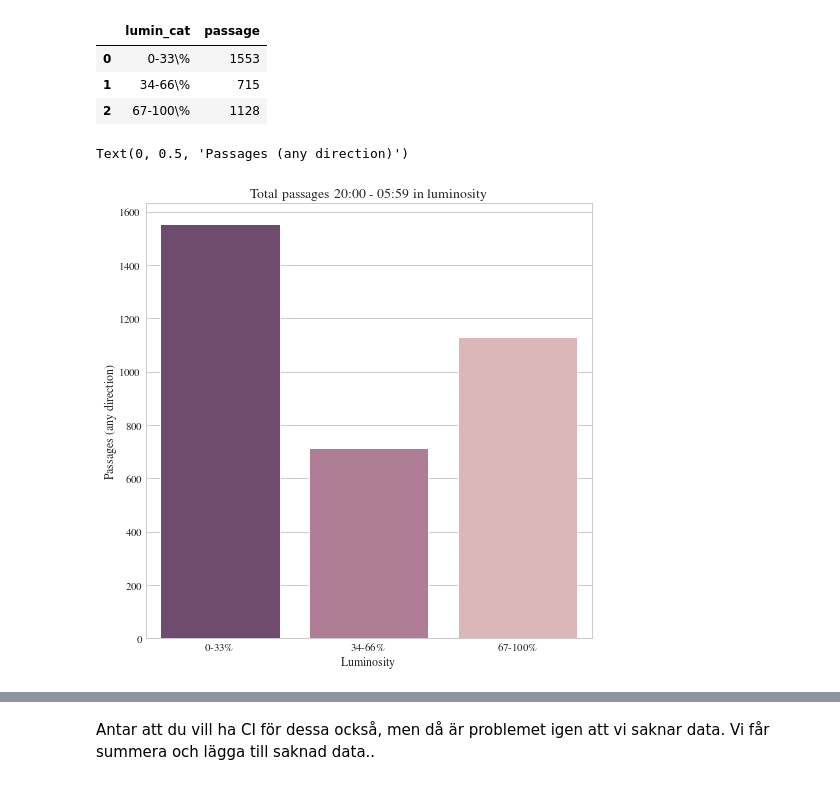
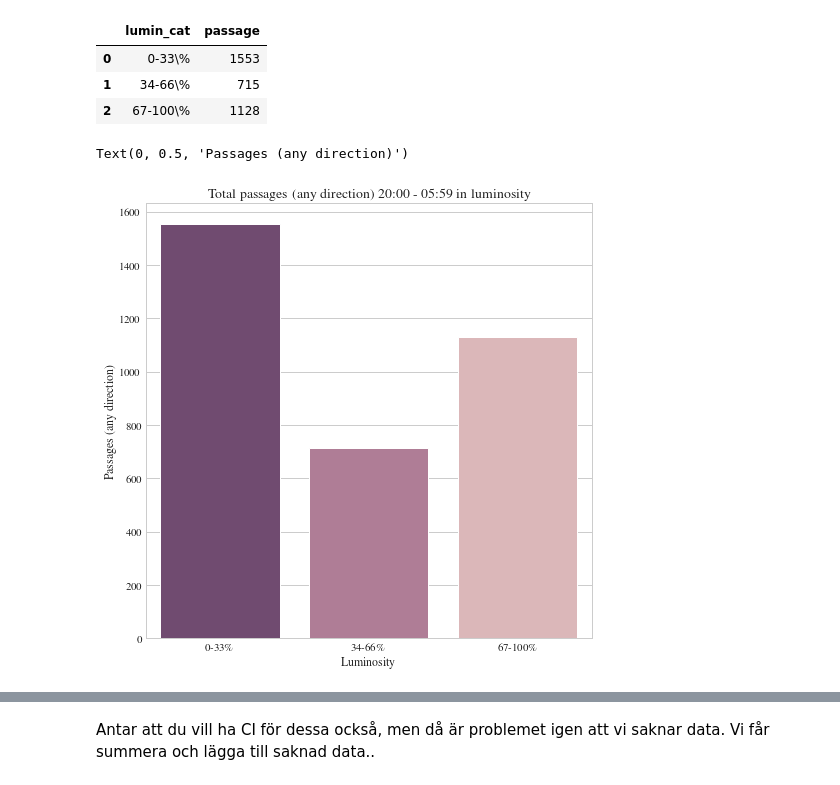
Before and after one commit to maxlund/johannas, a Jupyter notebook: sveas_times.ipynb, the cells around one changed output, grey strips where cells are left out. Saved outputs shown, nothing was run; the diff lists cells and outputs as text; code cells hidden in the pictures.

```diff
--- a/sveas_times.ipynb
+++ b/sveas_times.ipynb
@@ -2012,17 +2012,17 @@ lum_sum
 # %%
 fig, ax = plt.subplots(1, figsize=(8,8))
 cp = sns.cubehelix_palette(8)
 sns.barplot(x='lumin_cat',
             y='passage',
             data=lum_sum,
             palette=[cp[5],cp[3], cp[1]],
             ax=ax)
-ax.set_title('Total passages 20:00 - 05:59 in luminosity', fontsize=14)
+ax.set_title('Total passages (any direction) 20:00 - 05:59 in luminosity', fontsize=14)
 ax.set_xlabel('Luminosity')
 ax.set_ylabel('Passages (any direction)')
 # %% [output]
 Text(0, 0.5, 'Passages (any direction)')
-[figure, old version]
+[figure, new version]
 # %%
 lum_sum2 = df_drop[
     ((df_drop.direction == 'in') |
```
Also changed, not shown: parts of 17 cells of this notebook.
